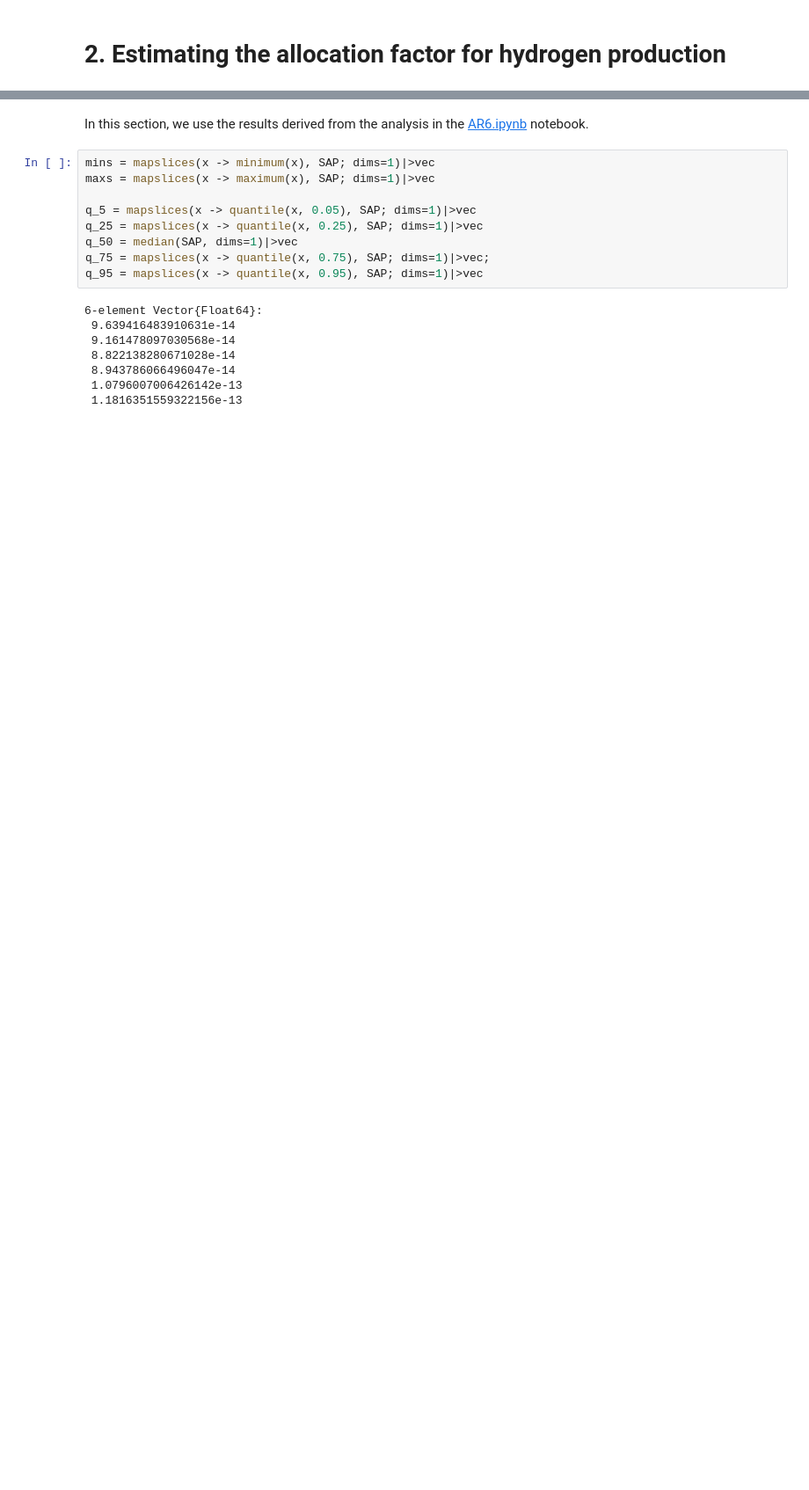
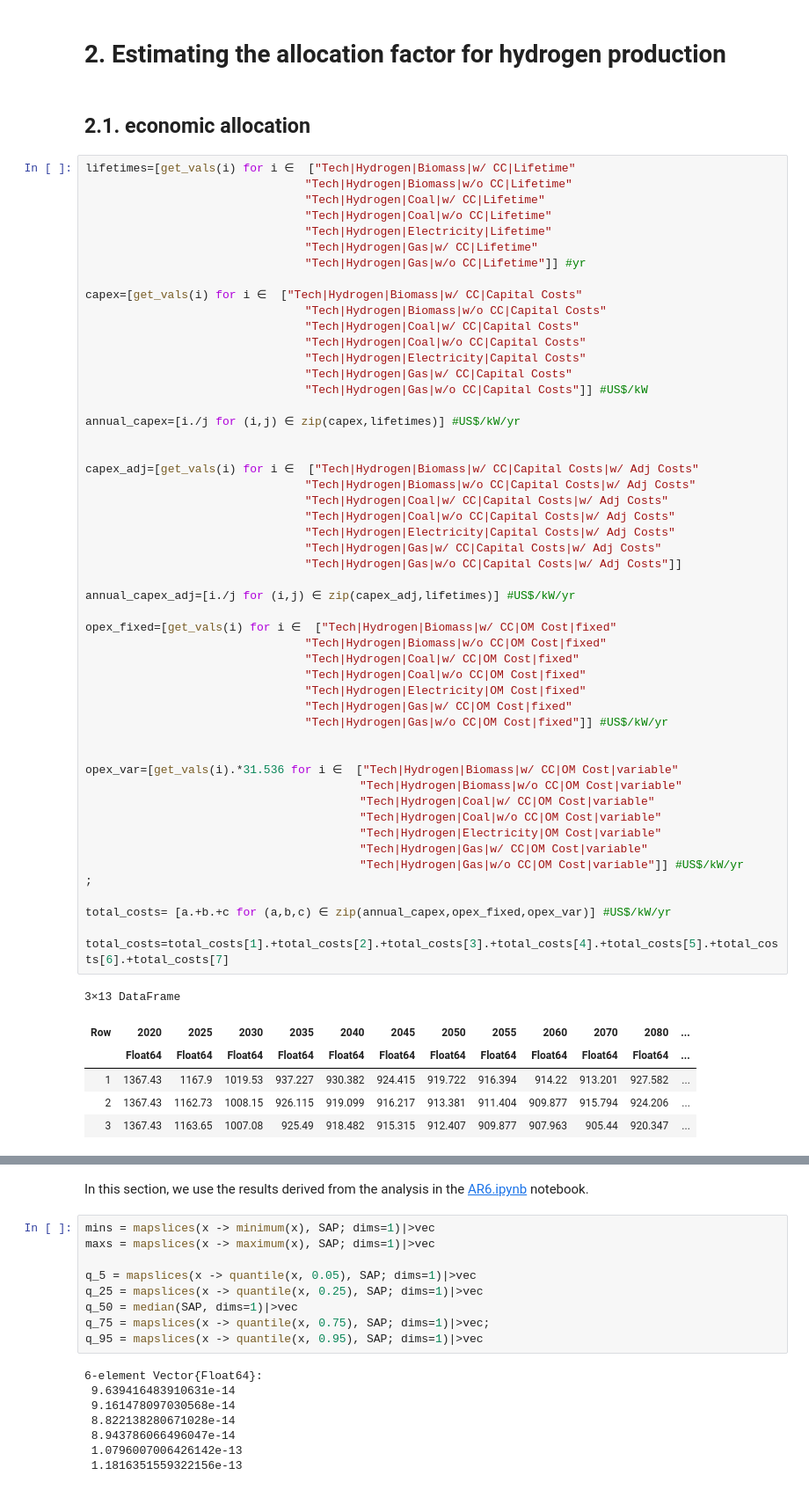
Before and after one commit to Michael-ljn/pathways-H2-prod-within-PBs, a Jupyter notebook: code/2_02_allocated_space.ipynb, the cells around one changed output, grey strips where cells are left out. Shown at 88% size. Cells and saved outputs as stored; diff of their text form; blank space fills up the shorter version.

```diff
--- a/code/2_02_allocated_space.ipynb
+++ b/code/2_02_allocated_space.ipynb
@@ -144,2 +121,62 @@ plt.close("all")
 # %% [markdown]
 # **2. Estimating the allocation factor for hydrogen production**
+# %% [markdown]
+## **2.1. economic allocation**
+# %%
+lifetimes=[get_vals(i) for i ∈  ["Tech|Hydrogen|Biomass|w/ CC|Lifetime"
+                                "Tech|Hydrogen|Biomass|w/o CC|Lifetime"
+                                "Tech|Hydrogen|Coal|w/ CC|Lifetime"
+                                "Tech|Hydrogen|Coal|w/o CC|Lifetime"
+                                "Tech|Hydrogen|Electricity|Lifetime"
+                                "Tech|Hydrogen|Gas|w/ CC|Lifetime"
+                                "Tech|Hydrogen|Gas|w/o CC|Lifetime"]] #yr
+
+capex=[get_vals(i) for i ∈  ["Tech|Hydrogen|Biomass|w/ CC|Capital Costs"
+                                "Tech|Hydrogen|Biomass|w/o CC|Capital Costs"
+                                "Tech|Hydrogen|Coal|w/ CC|Capital Costs"
+                                "Tech|Hydrogen|Coal|w/o CC|Capital Costs"
+                                "Tech|Hydrogen|Electricity|Capital Costs"
+                                "Tech|Hydrogen|Gas|w/ CC|Capital Costs"
+                                "Tech|Hydrogen|Gas|w/o CC|Capital Costs"]] #US$/kW
+
+annual_capex=[i./j for (i,j) ∈ zip(capex,lifetimes)] #US$/kW/yr
+
+
+capex_adj=[get_vals(i) for i ∈  ["Tech|Hydrogen|Biomass|w/ CC|Capital Costs|w/ Adj Costs"
+                                "Tech|Hydrogen|Biomass|w/o CC|Capital Costs|w/ Adj Costs"
+                                "Tech|Hydrogen|Coal|w/ CC|Capital Costs|w/ Adj Costs"
+                                "Tech|Hydrogen|Coal|w/o CC|Capital Costs|w/ Adj Costs"
+                                "Tech|Hydrogen|Electricity|Capital Costs|w/ Adj Costs"
+                                "Tech|Hydrogen|Gas|w/ CC|Capital Costs|w/ Adj Costs"
+                                "Tech|Hydrogen|Gas|w/o CC|Capital Costs|w/ Adj Costs"]]
+
+annual_capex_adj=[i./j for (i,j) ∈ zip(capex_adj,lifetimes)] #US$/kW/yr
+
+opex_fixed=[get_vals(i) for i ∈  ["Tech|Hydrogen|Biomass|w/ CC|OM Cost|fixed"
+                                "Tech|Hydrogen|Biomass|w/o CC|OM Cost|fixed"
+                                "Tech|Hydrogen|Coal|w/ CC|OM Cost|fixed"
+                                "Tech|Hydrogen|Coal|w/o CC|OM Cost|fixed"
+                                "Tech|Hydrogen|Electricity|OM Cost|fixed"
+                                "Tech|Hydrogen|Gas|w/ CC|OM Cost|fixed"
+                                "Tech|Hydrogen|Gas|w/o CC|OM Cost|fixed"]] #US$/kW/yr
+
+
+opex_var=[get_vals(i).*31.536 for i ∈  ["Tech|Hydrogen|Biomass|w/ CC|OM Cost|variable"
+                                        "Tech|Hydrogen|Biomass|w/o CC|OM Cost|variable"
+                                        "Tech|Hydrogen|Coal|w/ CC|OM Cost|variable"
+                                        "Tech|Hydrogen|Coal|w/o CC|OM Cost|variable"
+                                        "Tech|Hydrogen|Electricity|OM Cost|variable"
+                                        "Tech|Hydrogen|Gas|w/ CC|OM Cost|variable"
+                                        "Tech|Hydrogen|Gas|w/o CC|OM Cost|variable"]] #US$/kW/yr
+;
+
+total_costs= [a.+b.+c for (a,b,c) ∈ zip(annual_capex,opex_fixed,opex_var)] #US$/kW/yr
+
+total_costs=total_costs[1].+total_costs[2].+total_costs[3].+total_costs[4].+total_costs[5].+total_costs[6].+total_costs[7]
+# %% [output]
+3×13 DataFrame
+| Row | 2020 | 2025 | 2030 | 2035 | 2040 | 2045 | 2050 | 2055 | 2060 | 2070 | 2080 | ... |
+|  | Float64 | Float64 | Float64 | Float64 | Float64 | Float64 | Float64 | Float64 | Float64 | Float64 | Float64 | ... |
+| 1 | 1367.43 | 1167.9 | 1019.53 | 937.227 | 930.382 | 924.415 | 919.722 | 916.394 | 914.22 | 913.201 | 927.582 | ... |
+| 2 | 1367.43 | 1162.73 | 1008.15 | 926.115 | 919.099 | 916.217 | 913.381 | 911.404 | 909.877 | 915.794 | 924.206 | ... |
+| 3 | 1367.43 | 1163.65 | 1007.08 | 925.49 | 918.482 | 915.315 | 912.407 | 909.877 | 907.963 | 905.44 | 920.347 | ... |
```
Also changed, not shown: parts of 27 cells of this notebook, 34 other files.
